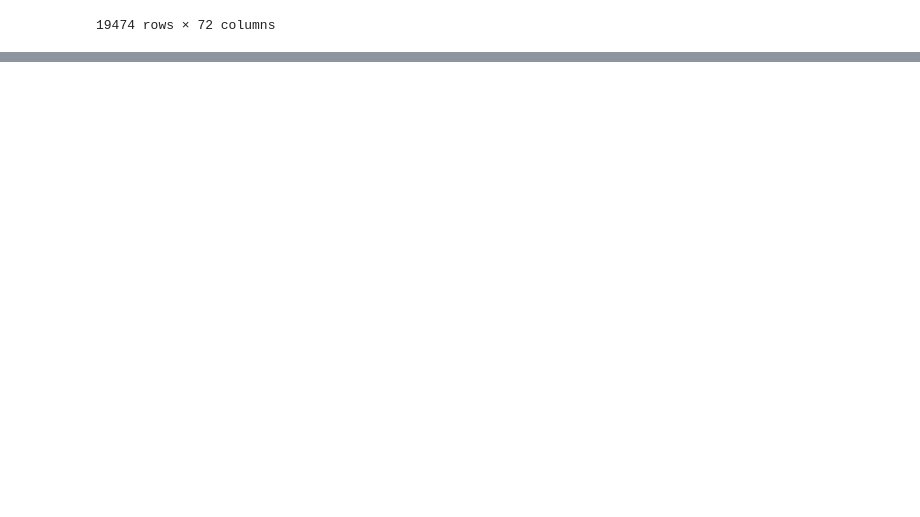
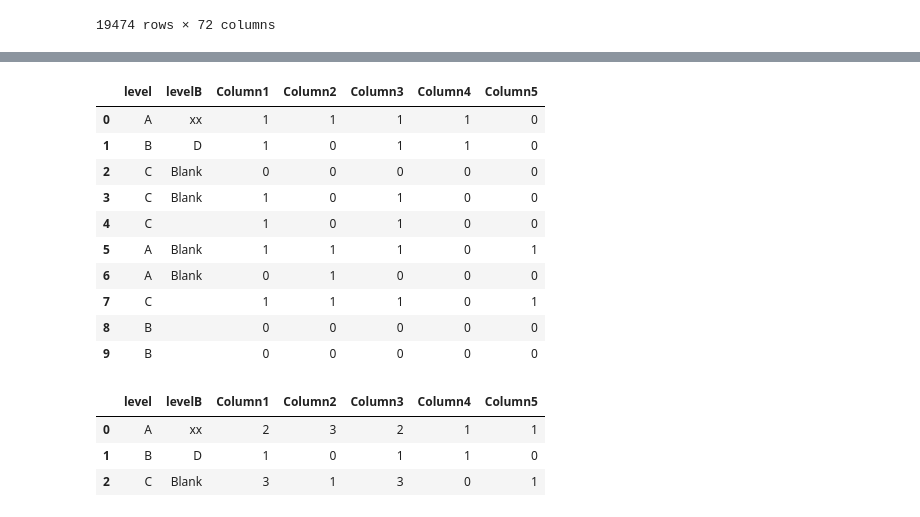
Before and after one commit to Abdelhamid2c/Automation-of-Data-Integration, a Jupyter notebook: Notebooks/MMSTA_separator_Pandas.ipynb, the cells around one changed output, grey strips where cells are left out. Drawn from its saved outputs; the diff is of its cells as text; code cells hidden in the pictures; blank space fills up the shorter version.

```diff
--- a/Notebooks/MMSTA_separator_Pandas.ipynb
+++ b/Notebooks/MMSTA_separator_Pandas.ipynb
@@ -219,0 +327,38 @@ print(f"Temps d'exécution : {execution_time / 60} minutes")
+# %%
+import pandas as pd
+
+
+data = {
+    'level': ['A', 'B', 'C', 'C', 'C', 'A', 'A', 'C', 'B', 'B'],
+    'levelB': ['xx', 'D', 'Blank', 'Blank', ' ', 'Blank', 'Blank', ' ', ' ', ' '],
+    'Column1': [1 , 1, 0 , 1,1 , 1, 0 , 1,0,0],
+    'Column2': [1 , 0, 0 , 0,0 , 1, 1 , 1,0,0],
+    'Column3': [1 , 1, 0 , 1,1 , 1, 0 , 1,0,0],
+    'Column4': [1 , 1, 0 , 0,0 , 0, 0 , 0,0,0],
+    'Column5': [0 , 0, 0 , 0,0 , 1, 0 , 1,0,0]
+
+}
+
+df_new = pd.DataFrame(data)
+df_new
+# %% [output]
+|  | level | levelB | Column1 | Column2 | Column3 | Column4 | Column5 |
+| 0 | A | xx | 1 | 1 | 1 | 1 | 0 |
+| 1 | B | D | 1 | 0 | 1 | 1 | 0 |
+| 2 | C | Blank | 0 | 0 | 0 | 0 | 0 |
+| 3 | C | Blank | 1 | 0 | 1 | 0 | 0 |
+| 4 | C |  | 1 | 0 | 1 | 0 | 0 |
+| 5 | A | Blank | 1 | 1 | 1 | 0 | 1 |
+| 6 | A | Blank | 0 | 1 | 0 | 0 | 0 |
+| 7 | C |  | 1 | 1 | 1 | 0 | 1 |
+| 8 | B |  | 0 | 0 | 0 | 0 | 0 |
+| 9 | B |  | 0 | 0 | 0 | 0 | 0 |
+# %%
+
+
+df_grouped
+# %% [output]
+|  | level | levelB | Column1 | Column2 | Column3 | Column4 | Column5 |
+| 0 | A | xx | 2 | 3 | 2 | 1 | 1 |
+| 1 | B | D | 1 | 0 | 1 | 1 | 0 |
+| 2 | C | Blank | 3 | 1 | 3 | 0 | 1 |
```
Also changed, not shown: parts of 16 cells of this notebook.
